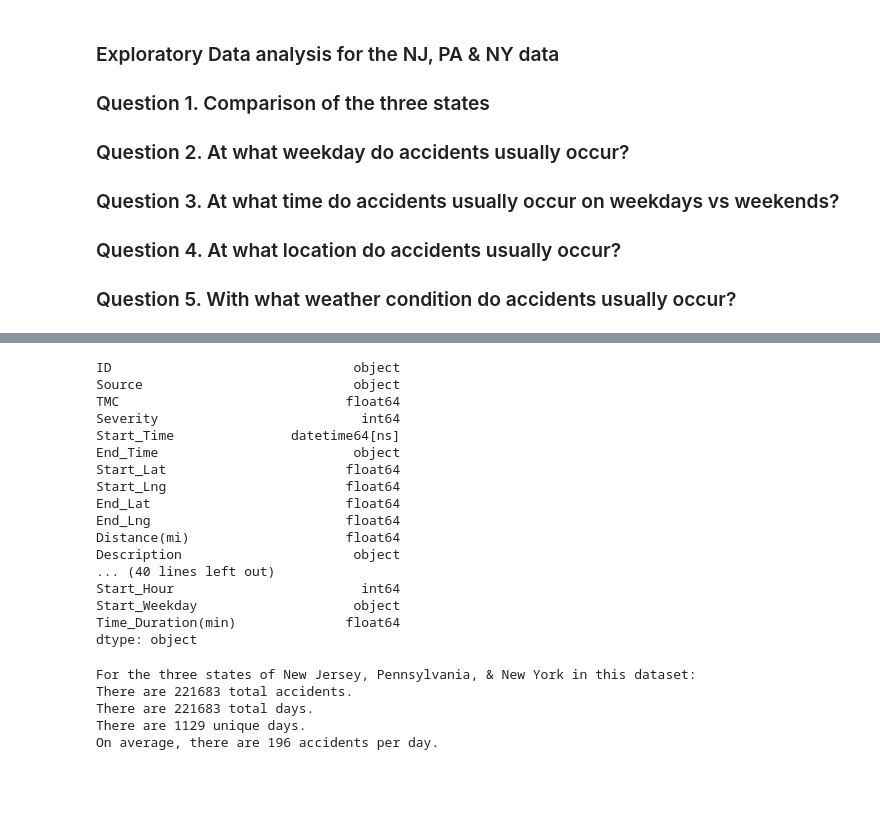
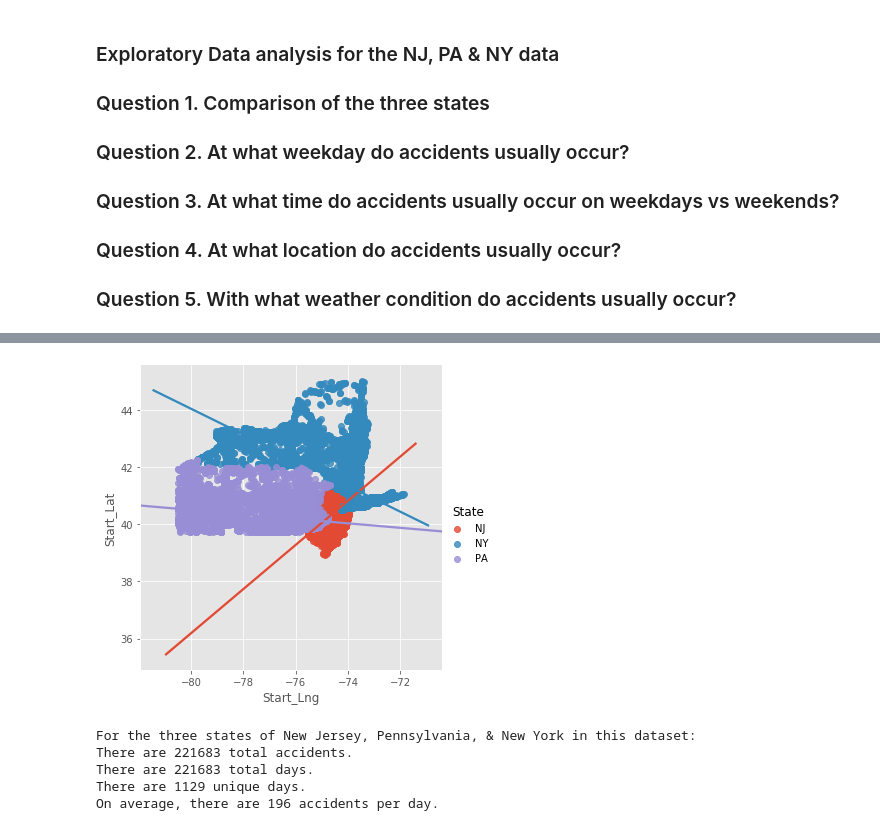
Before and after one commit to RonghuiZhou/us-accidents, a Jupyter notebook: Step 2. Data Analysis_averaged.ipynb, the cells around one changed output, grey strips where cells are left out. Drawn from its saved outputs; the diff is of its cells as text; code cells hidden in the pictures; blank space fills up the shorter version.

```diff
--- a/Step 2. Data Analysis_averaged.ipynb
+++ b/Step 2. Data Analysis_averaged.ipynb
@@ -42,26 +42,11 @@ month_lst = [ 'Jan', 'Feb', 'Mar', 'Apr', 'May', 'Jun', 'Jul','Aug','Sep','Oct',
 weekday_lst = [ 'Mon', 'Tue', 'Wed', 'Thu', 'Fri', 'Sat', 'Sun']
 weekday_lst_full = [ 'Monday', 'Tuesday', 'Wednesday', 'Thursday', 'Friday', 'Saturday', 'Sunday']
 hour_lst= np.arange(24)
-# %%
-df.dtypes
-# %% [output]
-ID                               object
-Source                           object
-TMC                             float64
-Severity                          int64
-Start_Time               datetime64[ns]
-End_Time                         object
-Start_Lat                       float64
-Start_Lng                       float64
-End_Lat                         float64
-End_Lng                         float64
-Distance(mi)                    float64
-Description                      object
-... (40 lines left out)
-Start_Hour                        int64
-Start_Weekday                    object
-Time_Duration(min)              float64
-dtype: object
+# %%
+sns.lmplot(x='Start_Lng', y='Start_Lat', data=df, hue='State')
+plt.show()
+# %% [output]
+[figure, added]
 # %%
 # Find out how many unique days in the dataset
 allday_lst=df.Start_Time.astype(str).str.split(' ')
```
Also changed, not shown: parts of 10 cells of this notebook.
